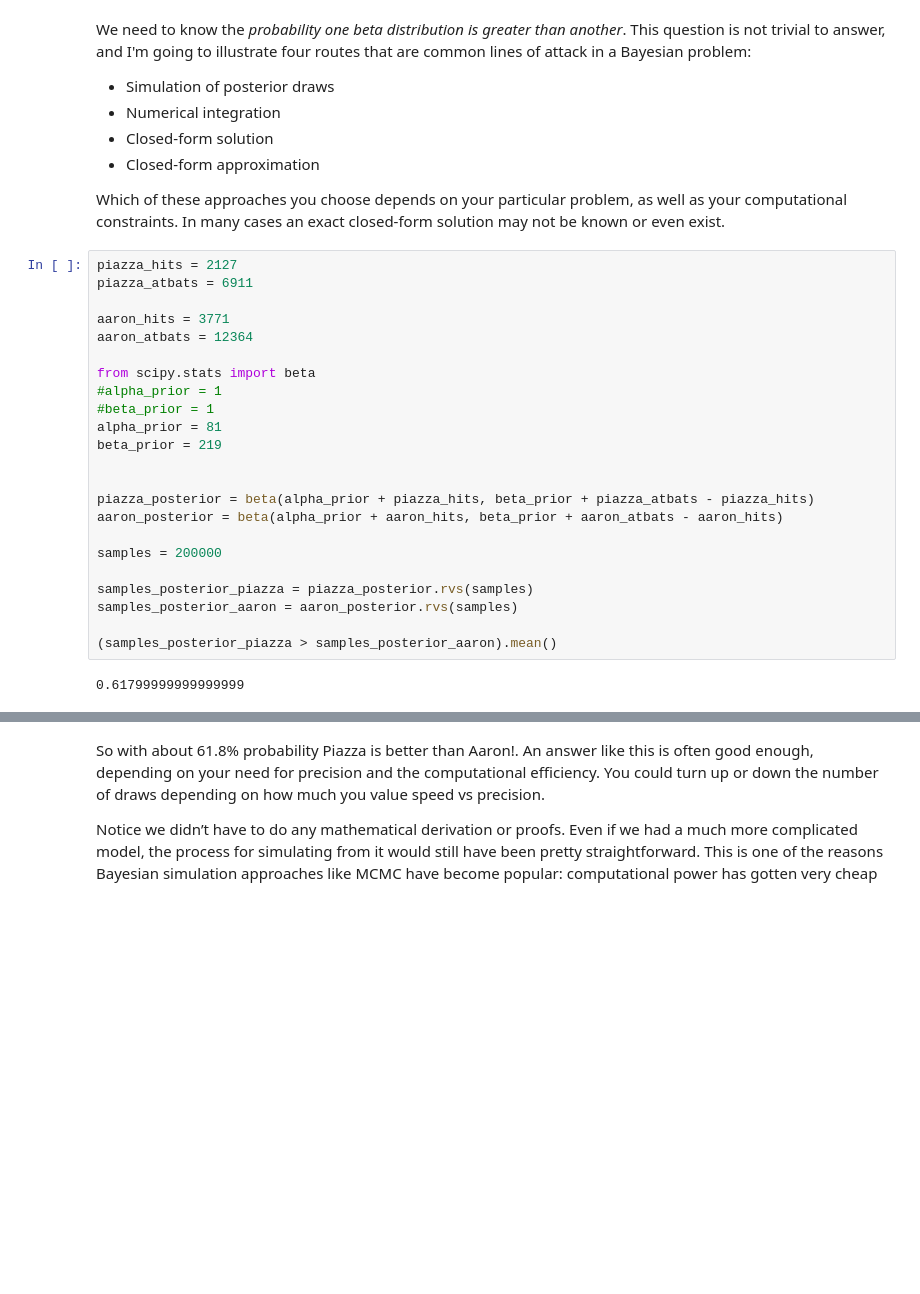
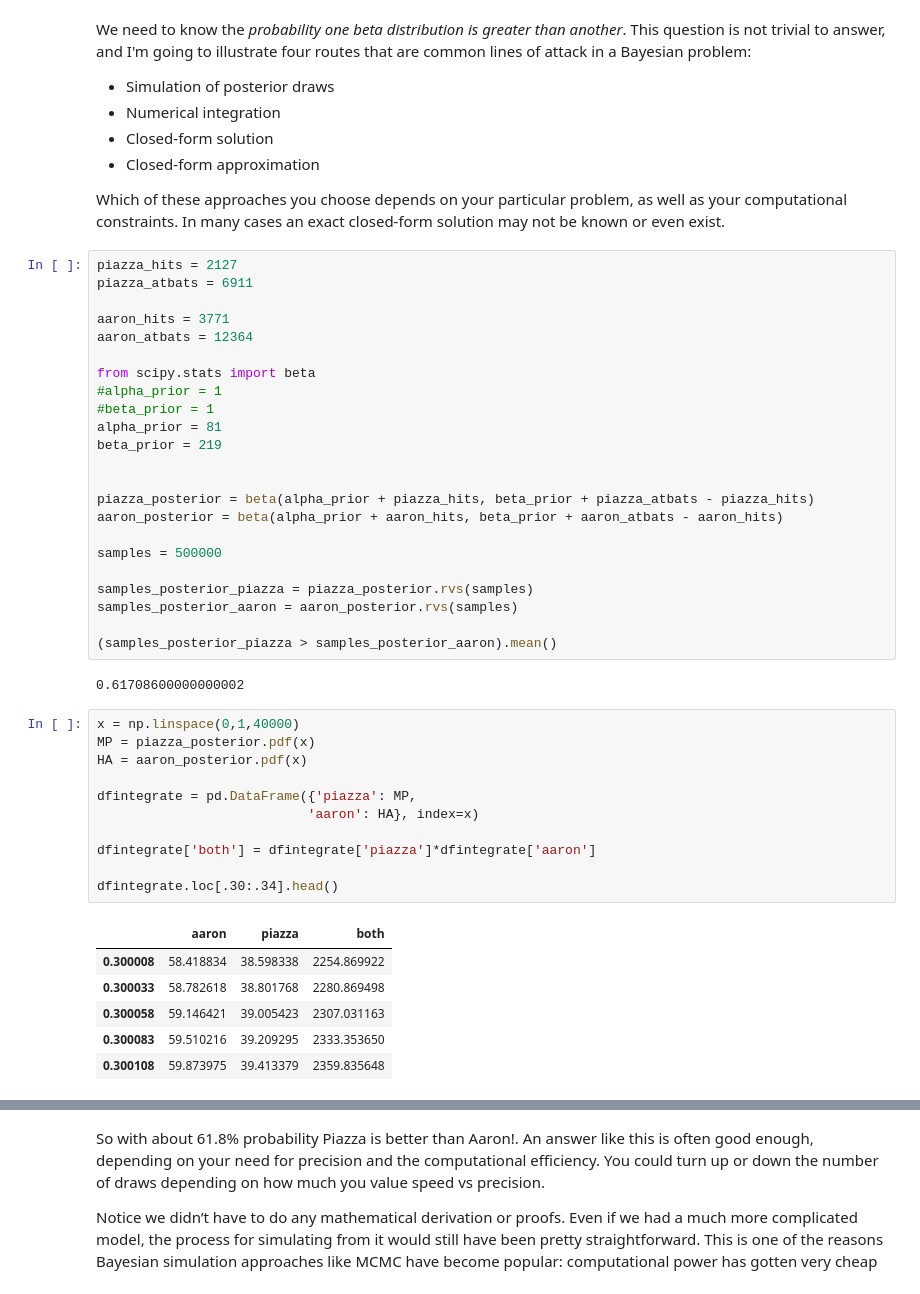
Before and after one commit to doolingdavid/ThinkStats2, a Jupyter notebook: code/thoroughnotes.ipynb, the cells around one changed output, grey strips where cells are left out. Cells and saved outputs as stored; diff of their text form; blank space fills up the shorter version.

```diff
--- a/code/thoroughnotes.ipynb
+++ b/code/thoroughnotes.ipynb
@@ -1046,11 +1046,29 @@ beta_prior = 219
 piazza_posterior = beta(alpha_prior + piazza_hits, beta_prior + piazza_atbats - piazza_hits)
 aaron_posterior = beta(alpha_prior + aaron_hits, beta_prior + aaron_atbats - aaron_hits)
 
-samples = 200000
+samples = 500000
 
 samples_posterior_piazza = piazza_posterior.rvs(samples)
 samples_posterior_aaron = aaron_posterior.rvs(samples)
 
 (samples_posterior_piazza > samples_posterior_aaron).mean()
 # %% [output]
-0.61799999999999999
+0.61708600000000002
+# %%
+x = np.linspace(0,1,40000)
+MP = piazza_posterior.pdf(x)
+HA = aaron_posterior.pdf(x)
+
+dfintegrate = pd.DataFrame({'piazza': MP,
+                           'aaron': HA}, index=x)
+
+dfintegrate['both'] = dfintegrate['piazza']*dfintegrate['aaron']
+
+dfintegrate.loc[.30:.34].head()
+# %% [output]
+|  | aaron | piazza | both |
+| 0.300008 | 58.418834 | 38.598338 | 2254.869922 |
+| 0.300033 | 58.782618 | 38.801768 | 2280.869498 |
+| 0.300058 | 59.146421 | 39.005423 | 2307.031163 |
+| 0.300083 | 59.510216 | 39.209295 | 2333.353650 |
+| 0.300108 | 59.873975 | 39.413379 | 2359.835648 |
```
Also changed, not shown: parts of 4 cells of this notebook.
